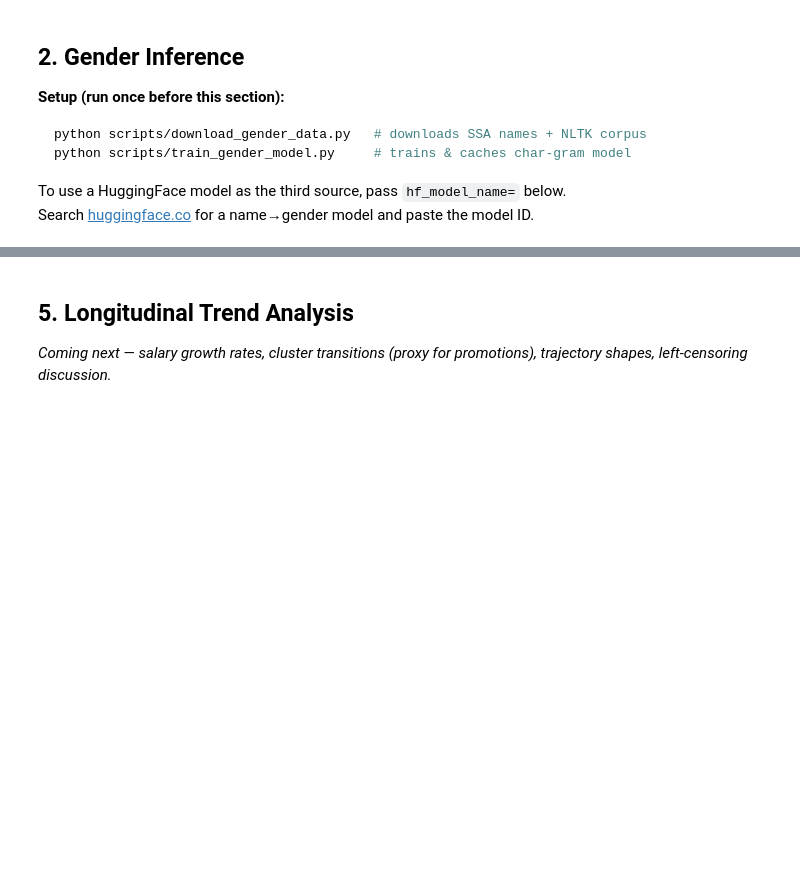
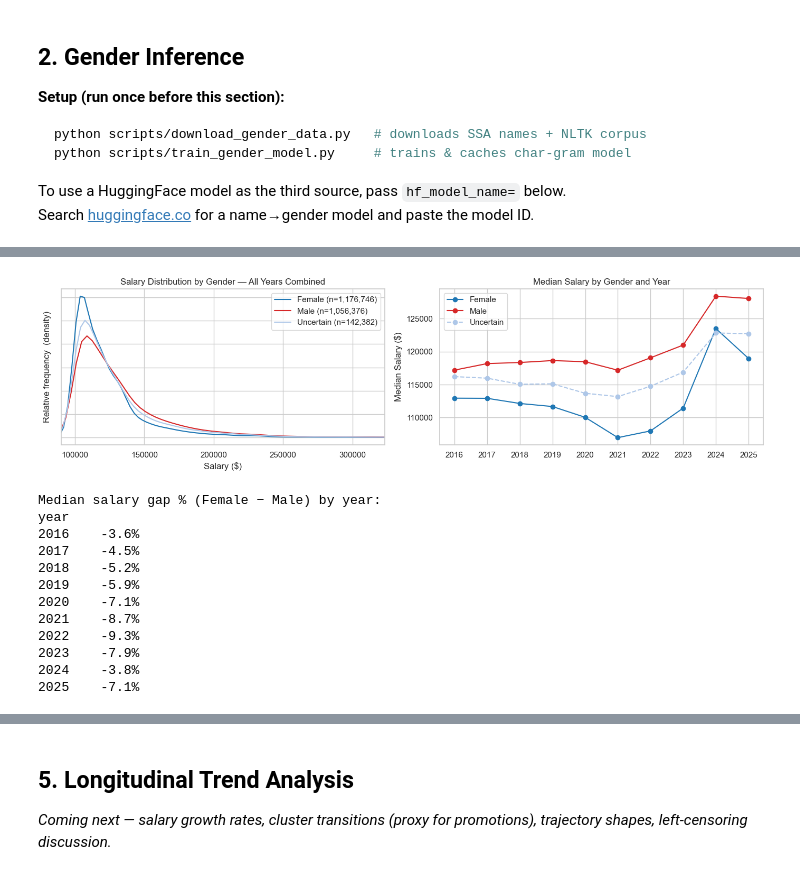
Before and after one commit to JesJH/ontario_sunshine_list_analysis, a Jupyter notebook: analysis.ipynb, the cells around one changed output, grey strips where cells are left out. Drawn from its saved outputs; the diff is of its cells as text; code cells hidden in the pictures; blank space fills up the shorter version.

```diff
--- a/analysis.ipynb
+++ b/analysis.ipynb
@@ -93,0 +423,55 @@ plt.show()
+# %%
+# Salary distribution by gender (all years combined) + median salary trend over time
+years = sorted(df["year"].dropna().unique().astype(int).tolist())
+colors = {"Female": "#1f77b4", "Male": "#d62728", "Uncertain": "#aec7e8"}
+
+fig, axes = plt.subplots(1, 2, figsize=(14, 4))
+
+# Left: KDE — shape and relative position matter; y-axis density values are not interpretable
+for gender in ["Female", "Male", "Uncertain"]:
+    grp = df[df["gender"] == gender]
+    if len(grp):
+        grp["salary"].plot.kde(ax=axes[0], label=f"{gender} (n={len(grp):,})",
+                               bw_method=0.15, color=colors[gender])
+axes[0].set_title("Salary Distribution by Gender — All Years Combined")
+axes[0].set_xlabel("Salary ($)")
+axes[0].set_ylabel("Relative frequency  (density)")
+axes[0].yaxis.set_ticklabels([])
+axes[0].set_xlim(90_000, df["salary"].quantile(0.995))
+axes[0].legend()
+
+# Right: median salary trend — plot directly against years list (not pandas index)
+salary_by_year = df.groupby(["year", "gender"])["salary"].median().unstack()
+for gender, ls in [("Female", "-"), ("Male", "-"), ("Uncertain", "--")]:
+    if gender in salary_by_year.columns:
+        axes[1].plot(years, salary_by_year.reindex(years)[gender].values,
+                     marker="o", color=colors[gender], label=gender, linestyle=ls)
+axes[1].set_title("Median Salary by Gender and Year")
+axes[1].set_ylabel("Median Salary ($)")
+axes[1].set_xticks(years)
+axes[1].set_xticklabels(years)
+axes[1].legend()
+
+plt.tight_layout()
+plt.show()
+
+# Raw gap trend (confirmed gender only)
+salary_confirmed = (df[df["gender"].isin(["Female", "Male"])]
+                    .groupby(["year", "gender"])["salary"].median().unstack())
+gap_pct = (salary_confirmed["Female"] - salary_confirmed["Male"]) / salary_confirmed["Male"] * 100
+print("\nMedian salary gap % (Female − Male) by year:")
+print(gap_pct.map("{:+.1f}%".format).to_string())
+# %% [output]
+[figure, added]
+Median salary gap % (Female − Male) by year:
+year
+2016    -3.6%
+2017    -4.5%
+2018    -5.2%
+2019    -5.9%
+2020    -7.1%
+2021    -8.7%
+2022    -9.3%
+2023    -7.9%
+2024    -3.8%
+2025    -7.1%
```
Also changed, not shown: parts of 32 cells of this notebook, 8 other files.
